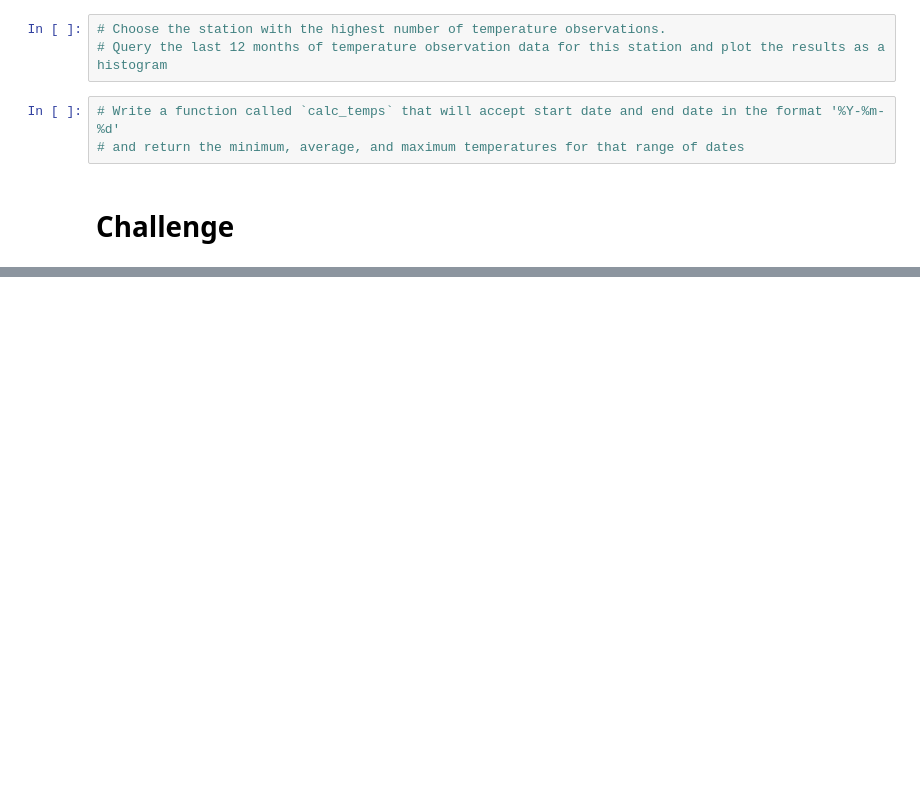
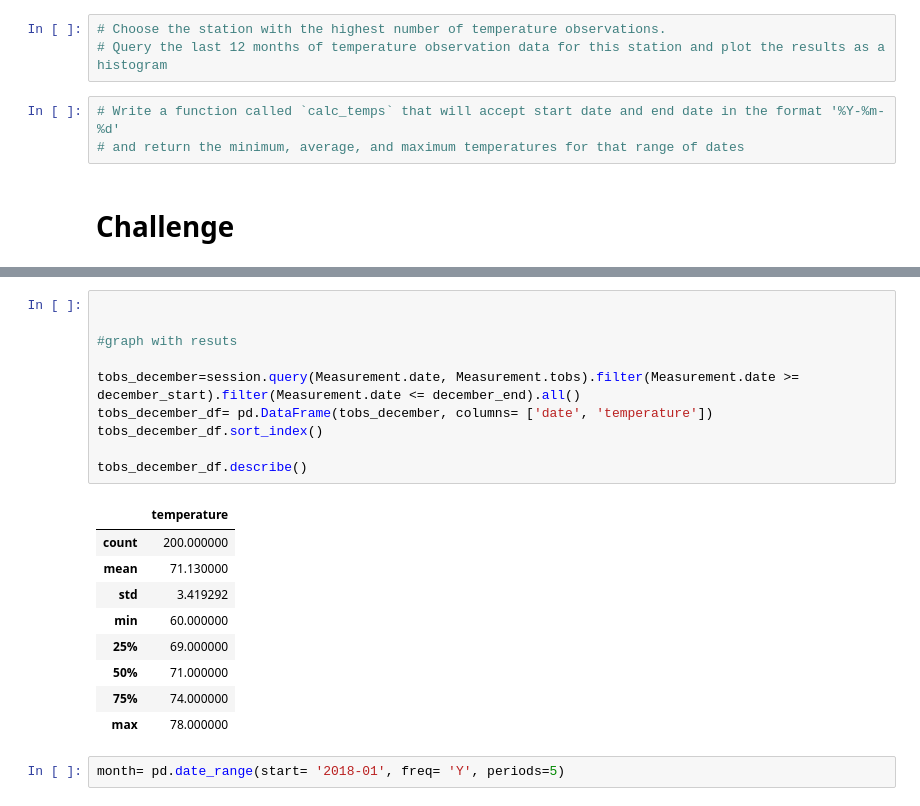
Before and after one commit to anapereda/surf_up, a Jupyter notebook: climate_analysis.ipynb, the cells around one changed output, grey strips where cells are left out. Drawn from its saved outputs; the diff is of its cells as text; blank space fills up the shorter version.

```diff
--- a/climate_analysis.ipynb
+++ b/climate_analysis.ipynb
@@ -149,0 +227,22 @@ plt.tight_layout()
+# %%
+
+
+#graph with resuts
+
+tobs_december=session.query(Measurement.date, Measurement.tobs).filter(Measurement.date >= december_start).filter(Measurement.date <= december_end).all()
+tobs_december_df= pd.DataFrame(tobs_december, columns= ['date', 'temperature'])
+tobs_december_df.sort_index()
+
+tobs_december_df.describe()
+# %% [output]
+|  | temperature |
+| count | 200.000000 |
+| mean | 71.130000 |
+| std | 3.419292 |
+| min | 60.000000 |
+| 25% | 69.000000 |
+| 50% | 71.000000 |
+| 75% | 74.000000 |
+| max | 78.000000 |
+# %%
+month= pd.date_range(start= '2018-01', freq= 'Y', periods=5)
```
Also changed, not shown: parts of 6 cells of this notebook.
